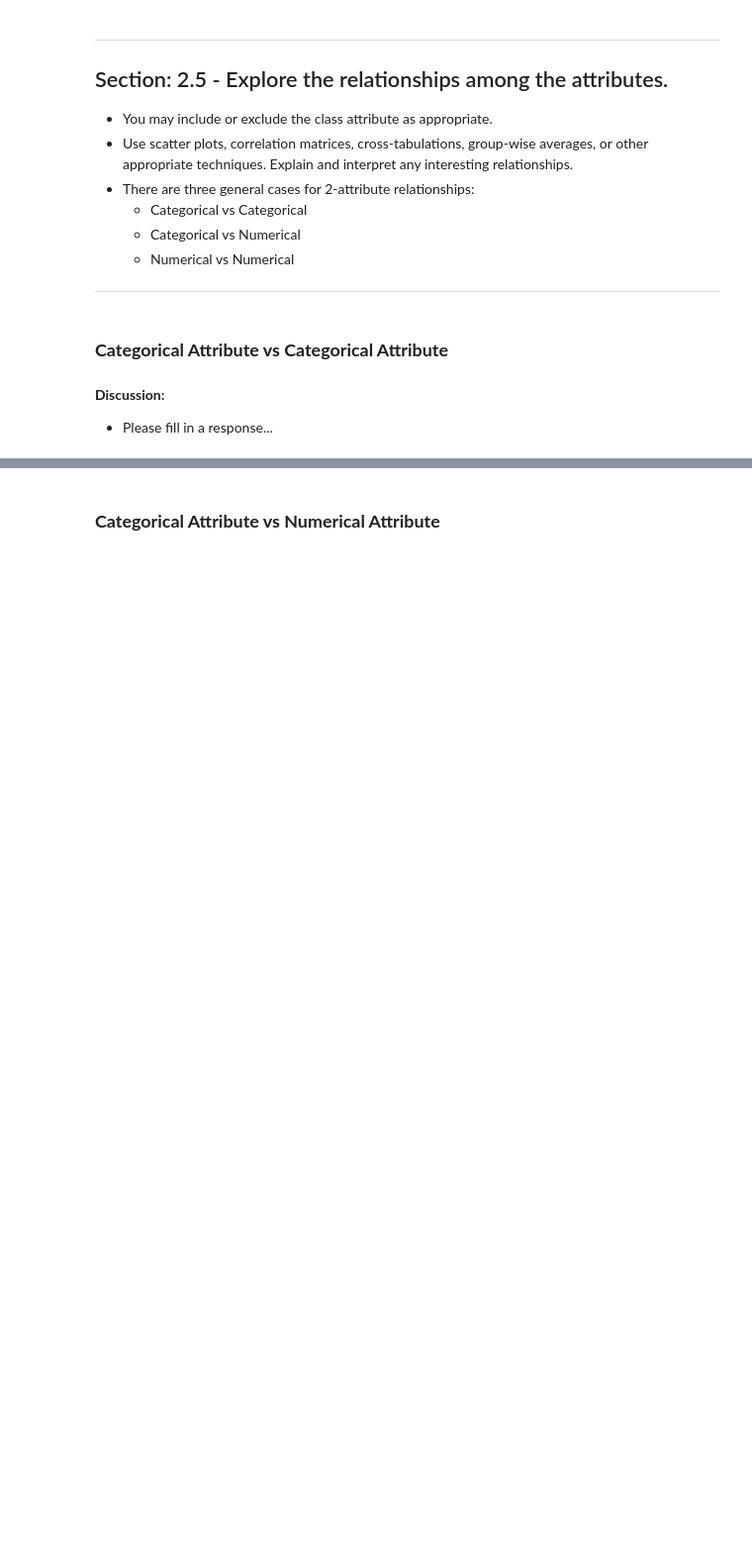
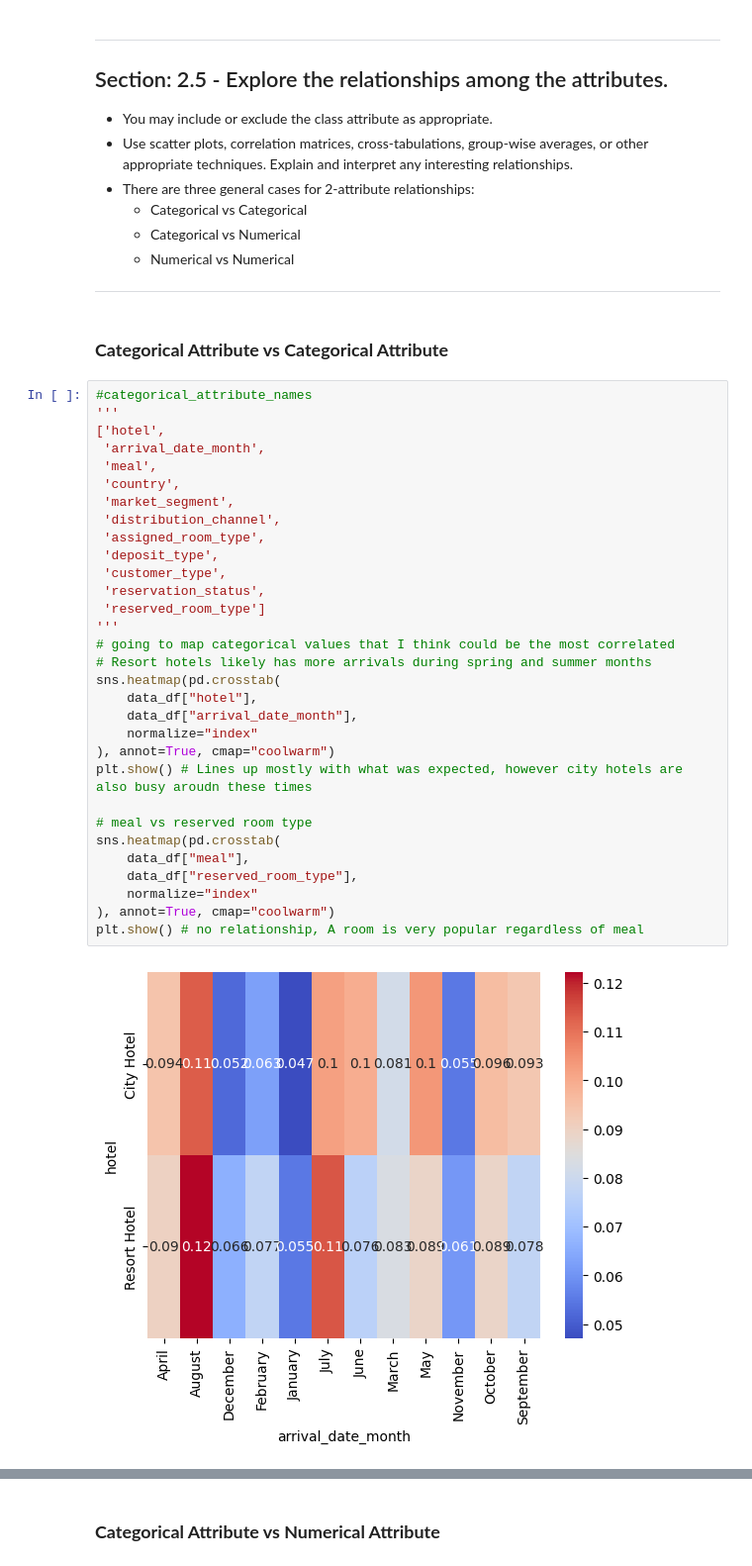
Before and after one commit to morgan1461/osu-gradtda-5622-sp26, a Jupyter notebook: course_materials/case_studies/1/GRADTDA5622-Sp23-CS1-Template_V1.ipynb, the cells around one changed output, grey strips where cells are left out. Shown at 99% size. Cells and saved outputs as stored; diff of their text form; blank space fills up the shorter version.

```diff
--- a/course_materials/case_studies/1/GRADTDA5622-Sp23-CS1-Template_V1.ipynb
+++ b/course_materials/case_studies/1/GRADTDA5622-Sp23-CS1-Template_V1.ipynb
@@ -863,6 +863,36 @@ Suggested actions:
 ***
 # %% [markdown]
 ### **Categorical Attribute vs Categorical Attribute**
-# %% [markdown]
-**Discussion:**
-- Please fill in a response...
+# %%
+#categorical_attribute_names
+'''
+['hotel',
+ 'arrival_date_month',
+ 'meal',
+ 'country',
+ 'market_segment',
+ 'distribution_channel',
+ 'assigned_room_type',
+ 'deposit_type',
+ 'customer_type',
+ 'reservation_status',
+ 'reserved_room_type']
+'''
+# going to map categorical values that I think could be the most correlated
+# Resort hotels likely has more arrivals during spring and summer months
+sns.heatmap(pd.crosstab(
+    data_df["hotel"],
+    data_df["arrival_date_month"],
+    normalize="index"
+), annot=True, cmap="coolwarm")
+plt.show() # Lines up mostly with what was expected, however city hotels are also busy aroudn these times
+
+# meal vs reserved room type
+sns.heatmap(pd.crosstab(
+    data_df["meal"],
+    data_df["reserved_room_type"],
+    normalize="index"
+), annot=True, cmap="coolwarm")
+plt.show() # no relationship, A room is very popular regardless of meal
+# %% [output]
+[figure, added]
```
Also changed, not shown: parts of 15 cells of this notebook.
